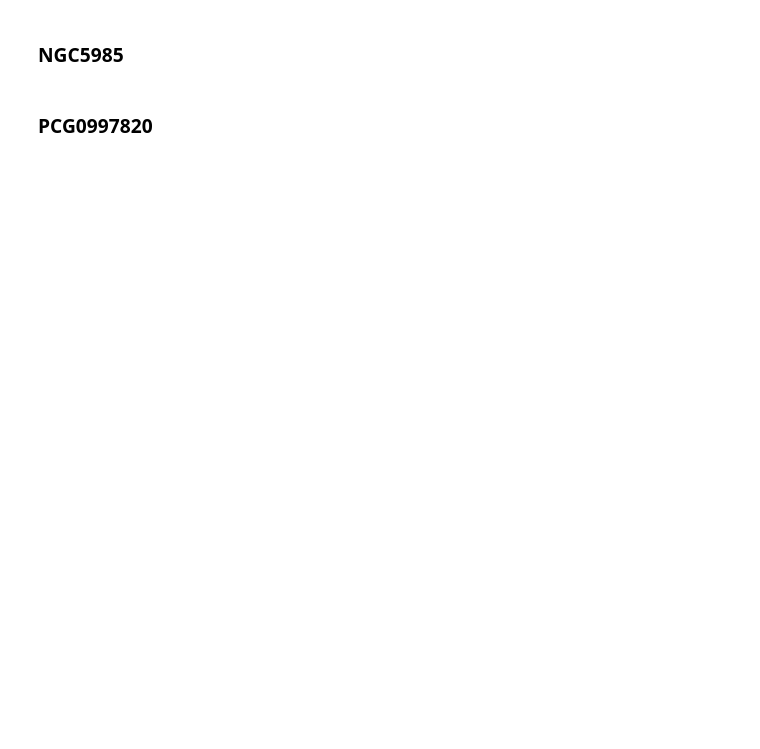
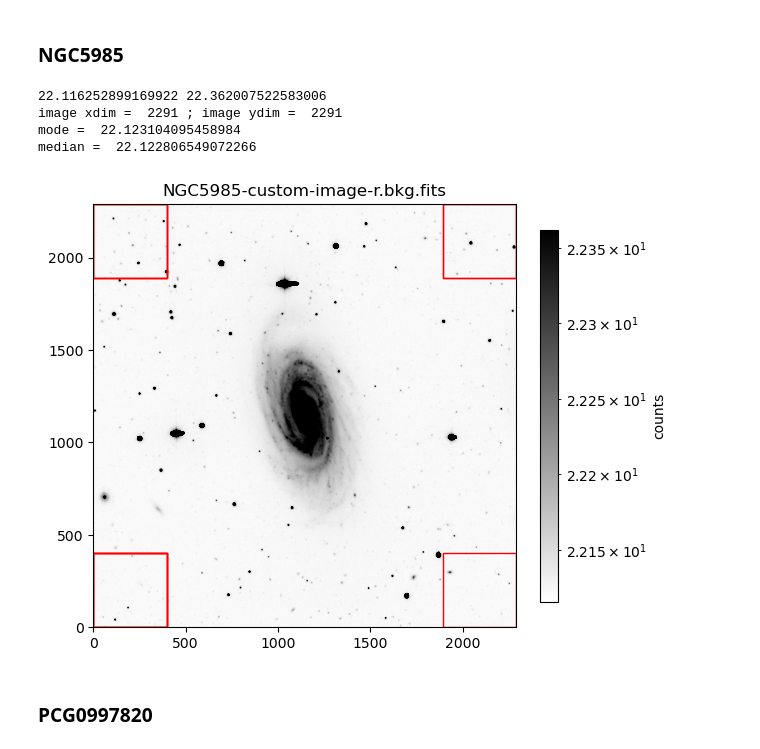
Before and after one commit to bdunne21203/SurfacePhotometry_student, a Jupyter notebook: surface_photometry_student.ipynb, the cells around one changed output. Drawn from its saved outputs; the diff is of its cells as text; code cells hidden in the pictures; blank space fills up the shorter version.

```diff
--- a/surface_photometry_student.ipynb
+++ b/surface_photometry_student.ipynb
@@ -218,2 +244,24 @@ bkgmode[galname],bkgmed[galname] = bkgregplot(
+# %%
+#*******************
+#write your code here
+
+galname = 'NGC5985'
+imname[galname] = 'NGC5985-custom-image-r.bkg.fits'
+fig,ax = plt.subplots(figsize=(6,6))
+
+
+data[galname],header[galname] = fits.getdata(imname[galname], header=True)
+
+#the size of the background squares
+bkgdim[galname]= 400
+
+bkgmode[galname],bkgmed[galname] = bkgregplot(
+    data[galname], header[galname], imname[galname], bkgdim[galname], fig, ax)
+# %% [output]
+22.116252899169922 22.362007522583006
+image xdim =  2291 ; image ydim =  2291
+mode =  22.123104095458984
+median =  22.122806549072266
+[figure, added]
 # %% [markdown]
 ### PCG0997820
```
Also changed, not shown: parts of 29 cells of this notebook.
